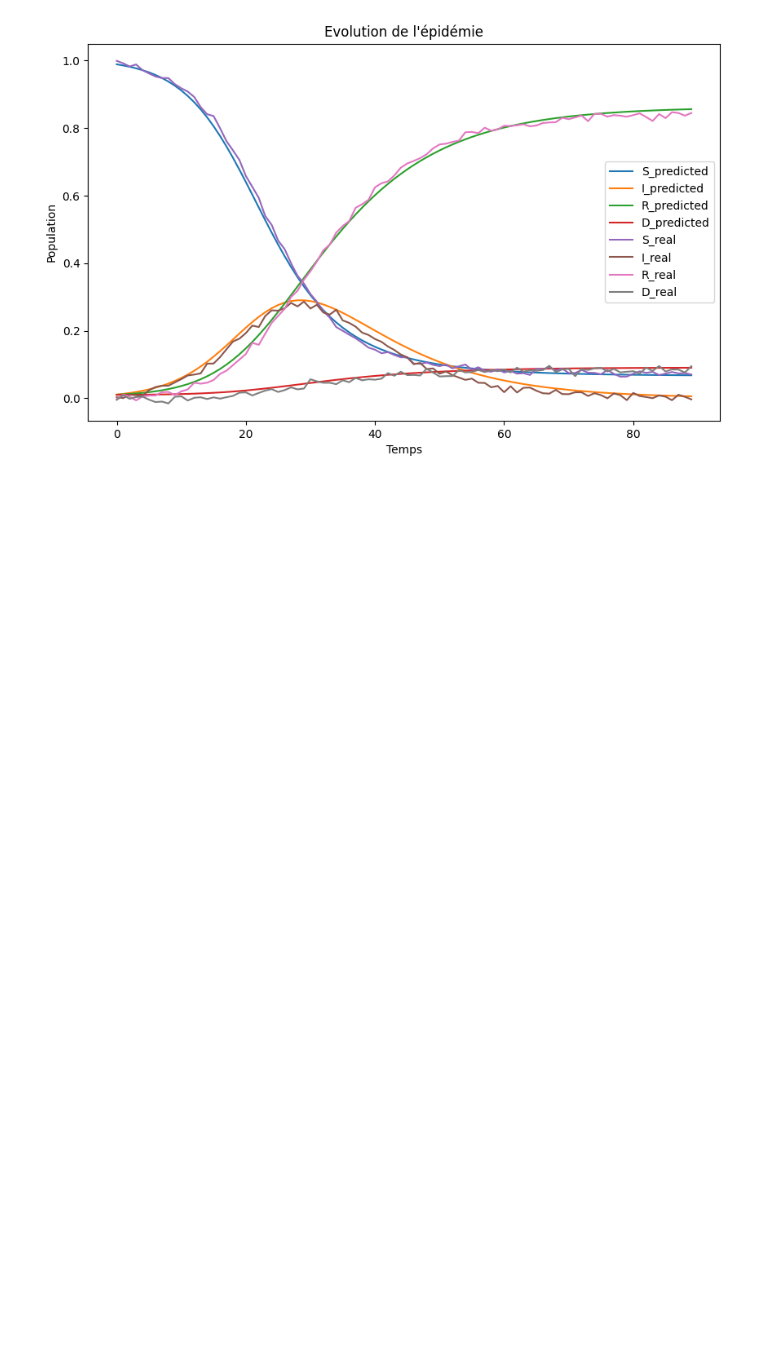
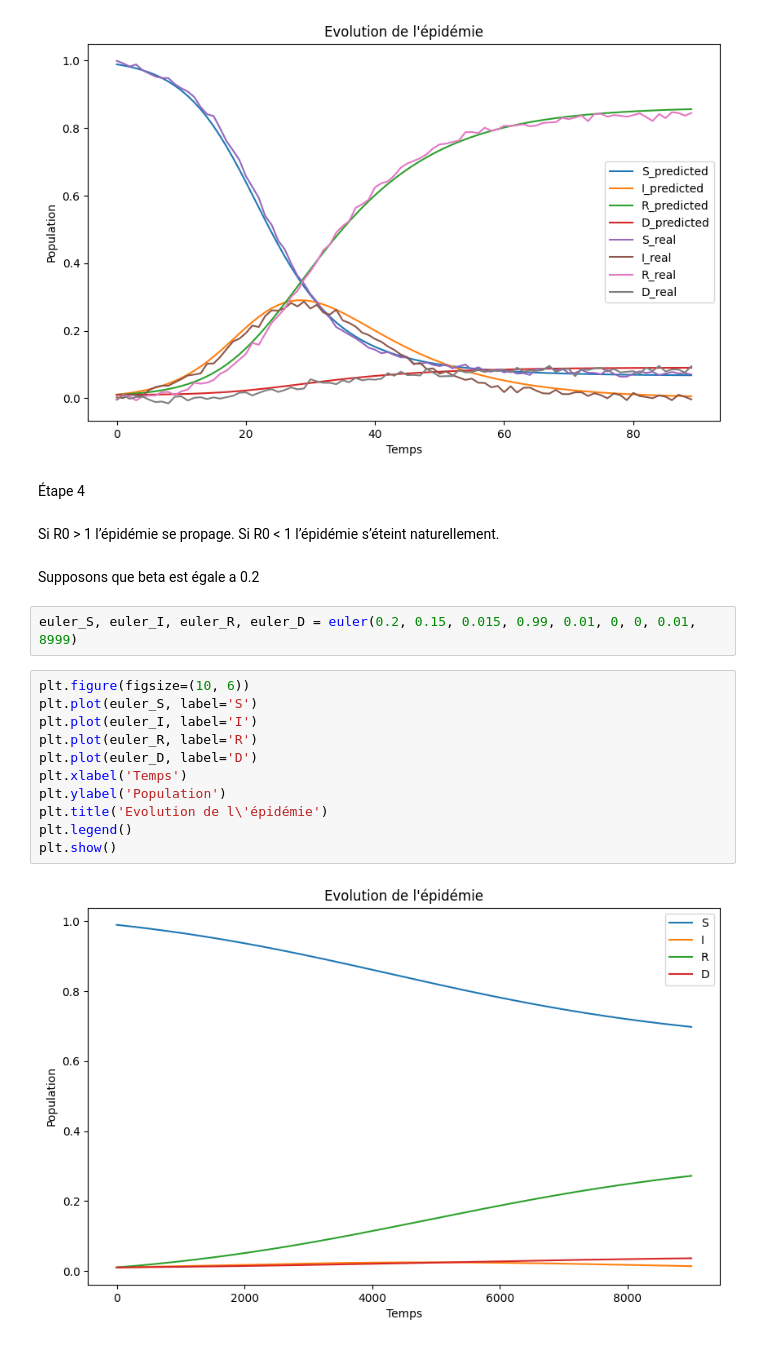
Before and after one commit to abou-S/sird, a Jupyter notebook: sird.ipynb, the cells around one changed output. Saved outputs shown, nothing was run; the diff lists cells and outputs as text; blank space fills up the shorter version.

Commit message:
Étape 4

```diff
--- a/sird.ipynb
+++ b/sird.ipynb
@@ -138,3 +138,25 @@ plt.legend()
 plt.show()
 # %% [output]
 [figure]
+# %% [markdown]
+Étape 4
+# %% [markdown]
+Si R0 > 1 l’épidémie se propage.
+Si R0 < 1 l’épidémie s’éteint naturellement.
+# %% [markdown]
+Supposons que beta est égale a 0.2
+# %%
+euler_S, euler_I, euler_R, euler_D = euler(0.2, 0.15, 0.015, 0.99, 0.01, 0, 0, 0.01, 8999)
+# %%
+plt.figure(figsize=(10, 6))
+plt.plot(euler_S, label='S')
+plt.plot(euler_I, label='I')
+plt.plot(euler_R, label='R')
+plt.plot(euler_D, label='D')
+plt.xlabel('Temps')
+plt.ylabel('Population')
+plt.title('Evolution de l\'épidémie')
+plt.legend()
+plt.show()
+# %% [output]
+[figure, added]
```
Also changed, not shown: parts of 4 cells of this notebook.
